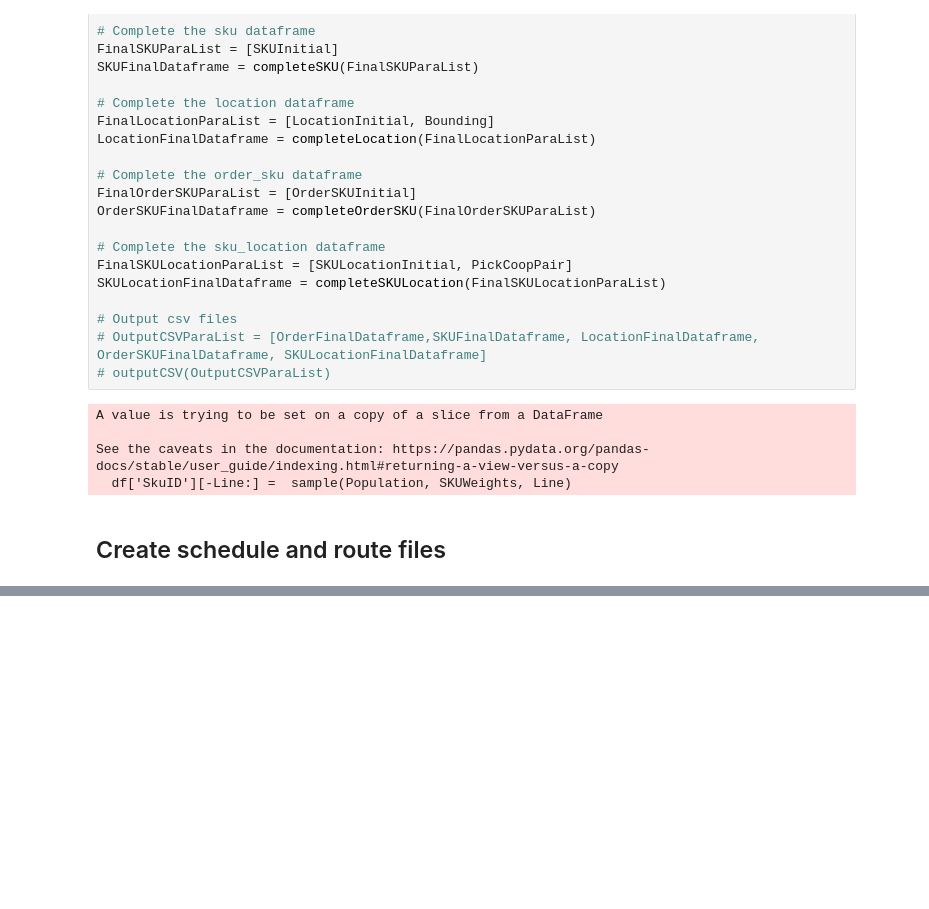
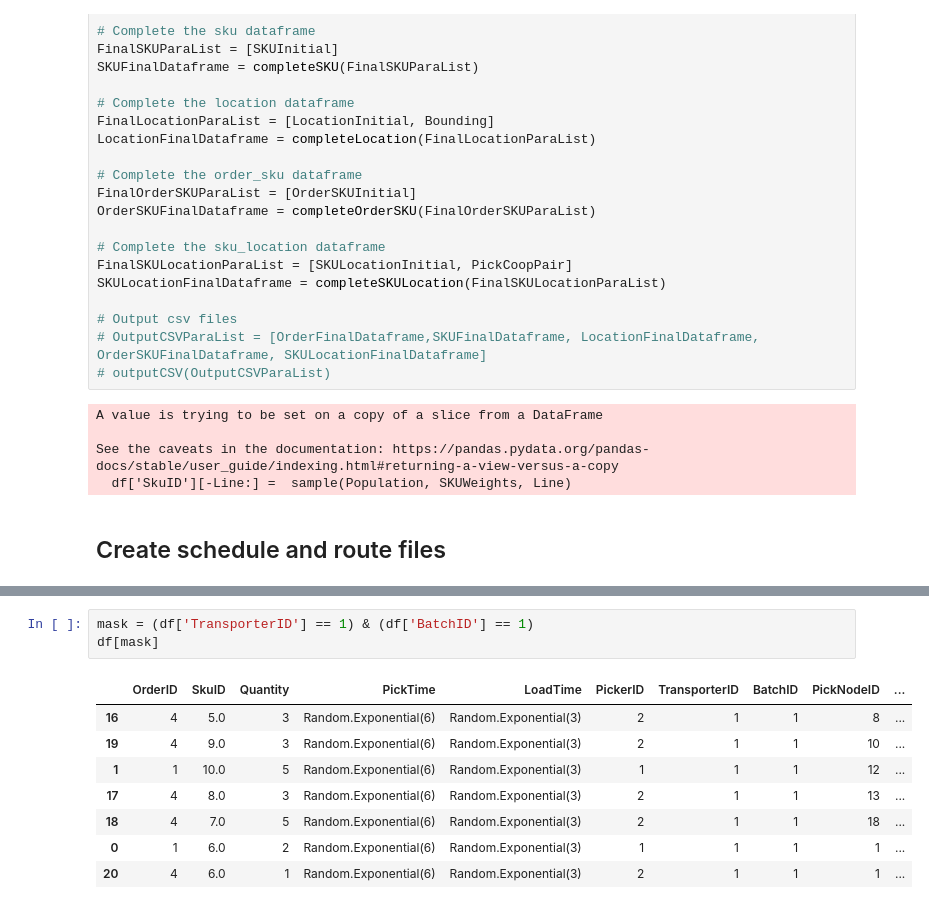
Before and after one commit to ausim/SimioWarehouseSystem, a Jupyter notebook: Warehouse Data Generator.ipynb, the cells around one changed output, grey strips where cells are left out. Drawn from its saved outputs; the diff is of its cells as text; blank space fills up the shorter version.

```diff
--- a/Warehouse Data Generator.ipynb
+++ b/Warehouse Data Generator.ipynb
@@ -122,0 +146,12 @@ writer.save()
+# %%
+mask = (df['TransporterID'] == 1) & (df['BatchID'] == 1)
+df[mask]
+# %% [output]
+|  | OrderID | SkuID | Quantity | PickTime | LoadTime | PickerID | TransporterID | BatchID | PickNodeID | ... |
+| 16 | 4 | 5.0 | 3 | Random.Exponential(6) | Random.Exponential(3) | 2 | 1 | 1 | 8 | ... |
+| 19 | 4 | 9.0 | 3 | Random.Exponential(6) | Random.Exponential(3) | 2 | 1 | 1 | 10 | ... |
+| 1 | 1 | 10.0 | 5 | Random.Exponential(6) | Random.Exponential(3) | 1 | 1 | 1 | 12 | ... |
+| 17 | 4 | 8.0 | 3 | Random.Exponential(6) | Random.Exponential(3) | 2 | 1 | 1 | 13 | ... |
+| 18 | 4 | 7.0 | 5 | Random.Exponential(6) | Random.Exponential(3) | 2 | 1 | 1 | 18 | ... |
+| 0 | 1 | 6.0 | 2 | Random.Exponential(6) | Random.Exponential(3) | 1 | 1 | 1 | 1 | ... |
+| 20 | 4 | 6.0 | 1 | Random.Exponential(6) | Random.Exponential(3) | 2 | 1 | 1 | 1 | ... |
```
Also changed, not shown: parts of 6 cells of this notebook, 5 other files.
